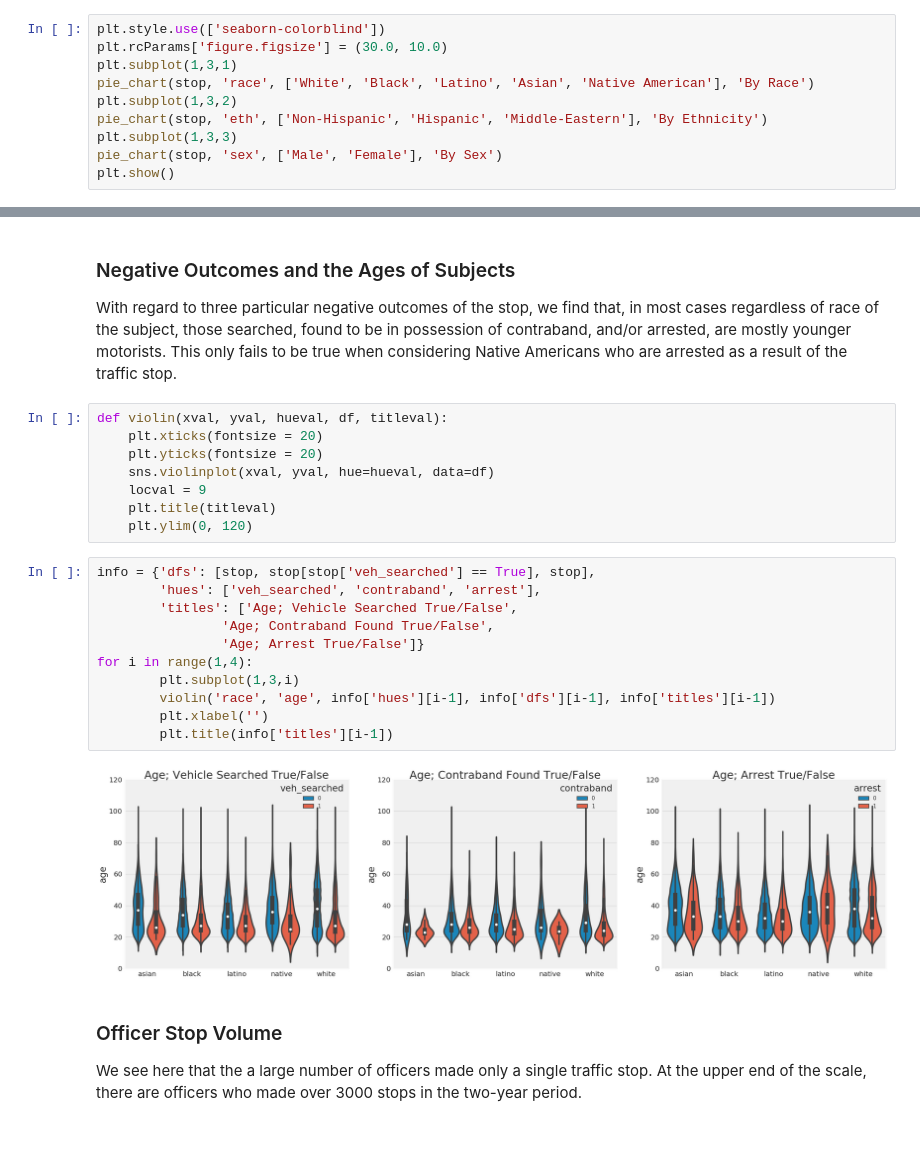
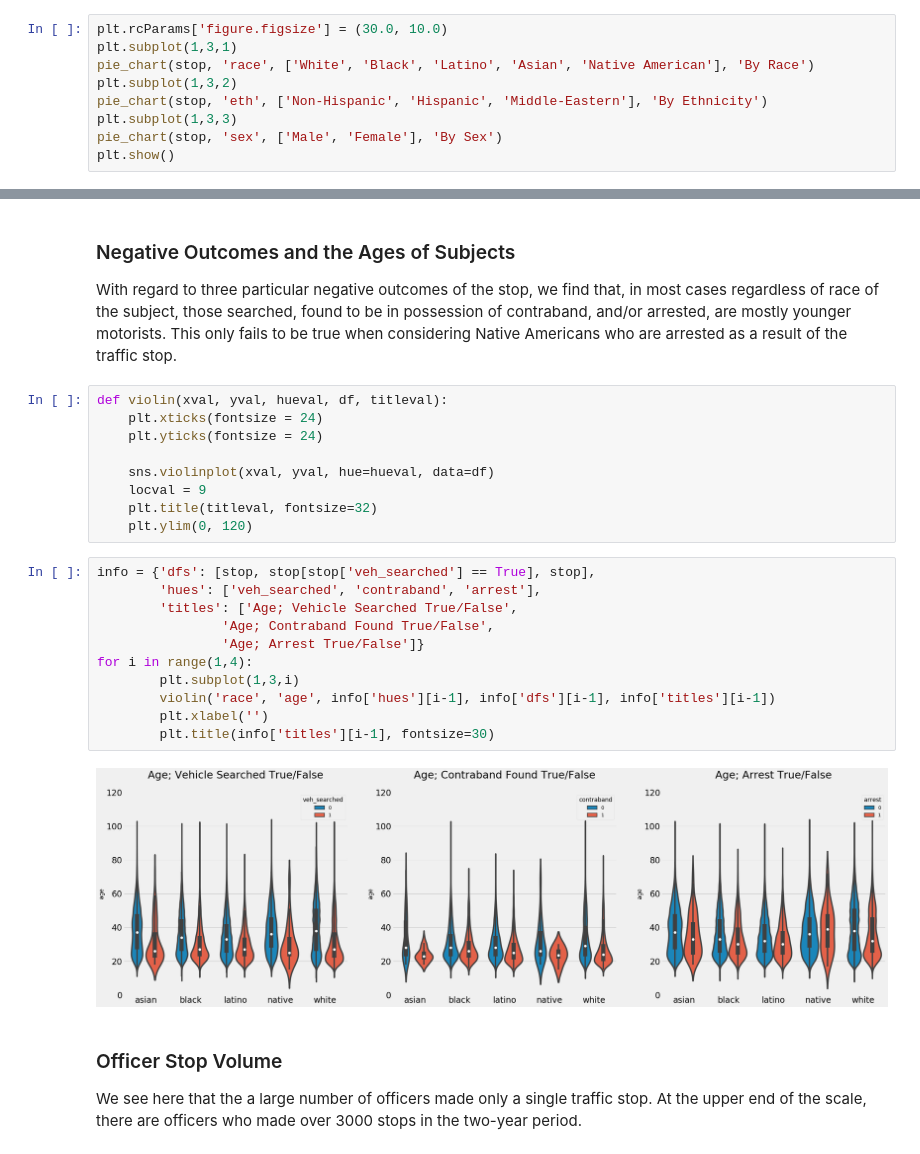
Before and after one commit to maf5509/Detecting_Implicit_Bias_in_Traffic_Stops, a Jupyter notebook: Traffic_Stop.ipynb, the cells around one changed output, grey strips where cells are left out. Drawn from its saved outputs; the diff is of its cells as text.

```diff
--- a/Traffic_Stop.ipynb
+++ b/Traffic_Stop.ipynb
@@ -316,6 +316,5 @@ def pie_chart(df, col, labs, title):
     matplotlib.rc('font', **font)
 # %%
-plt.style.use(['seaborn-colorblind'])
 plt.rcParams['figure.figsize'] = (30.0, 10.0)
 plt.subplot(1,3,1)
 pie_chart(stop, 'race', ['White', 'Black', 'Latino', 'Asian', 'Native American'], 'By Race')
@@ -433,25 +432,26 @@ plt.title('Traffic Stop Counts by Race and Reason');
 With regard to three particular negative outcomes of the stop, we find that, in most cases regardless of race of the subject, those searched, found to be in possession of contraband, and/or arrested, are mostly younger motorists. This only fails to be true when considering Native Americans who are arrested as a result of the traffic stop.
 # %%
 def violin(xval, yval, hueval, df, titleval):
-    plt.xticks(fontsize = 20)
-    plt.yticks(fontsize = 20)
+    plt.xticks(fontsize = 24)
+    plt.yticks(fontsize = 24)
+
     sns.violinplot(xval, yval, hue=hueval, data=df)
     locval = 9
-    plt.title(titleval)
+    plt.title(titleval, fontsize=32)
     plt.ylim(0, 120)
 # %%
 info = {'dfs': [stop, stop[stop['veh_searched'] == True], stop],
         'hues': ['veh_searched', 'contraband', 'arrest'],
         'titles': ['Age; Vehicle Searched True/False',
                 'Age; Contraband Found True/False',
                 'Age; Arrest True/False']}
 for i in range(1,4):
         plt.subplot(1,3,i)
         violin('race', 'age', info['hues'][i-1], info['dfs'][i-1], info['titles'][i-1])
         plt.xlabel('')
-        plt.title(info['titles'][i-1])
+        plt.title(info['titles'][i-1], fontsize=30)
 # %% [output]
-[figure, old version]
+[figure, new version]
 # %% [markdown]
 ### Officer Stop Volume
 We see here that the a large number of officers made only a single traffic stop. At the upper end of the scale, there are officers who made over 3000 stops in the two-year period.
```
Also changed, not shown: parts of 59 cells of this notebook.
